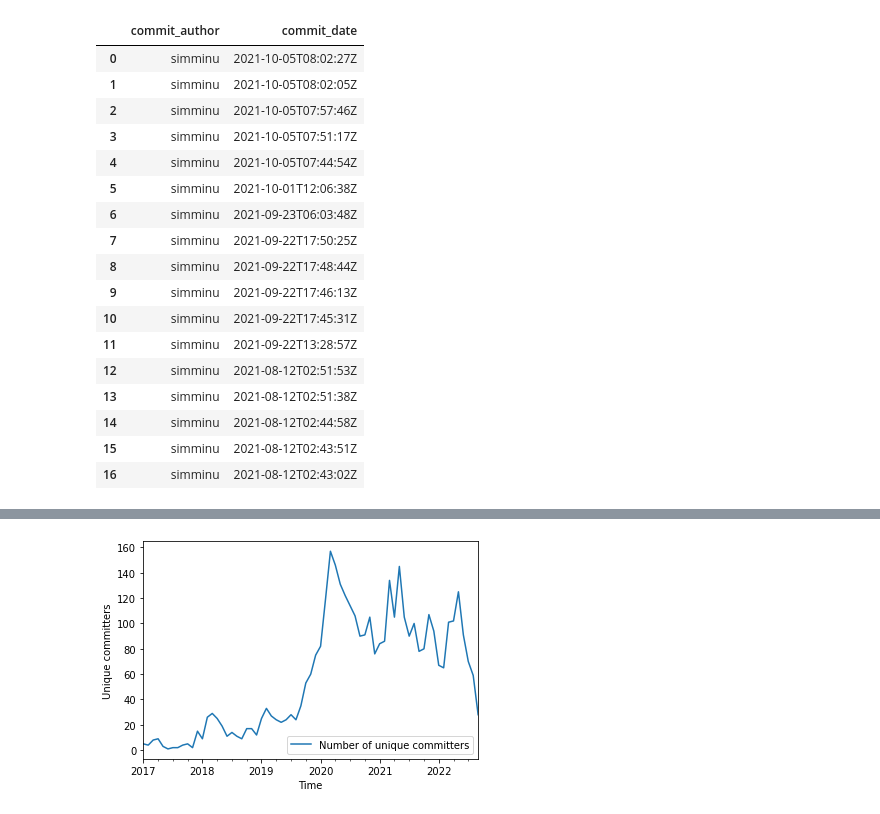
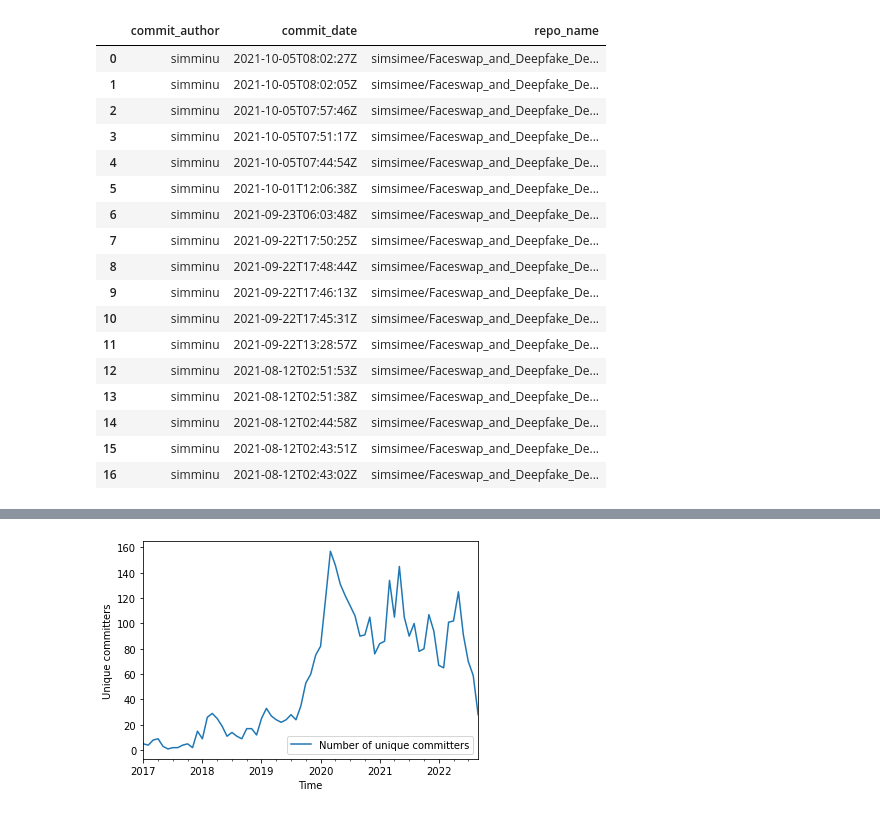
Before and after one commit to solalatus/deepfake_popularity, a Jupyter notebook: github_analyzer.ipynb, the cells around one changed output, grey strips where cells are left out. Saved outputs shown, nothing was run; the diff lists cells and outputs as text; code cells hidden in the pictures.

```diff
--- a/github_analyzer.ipynb
+++ b/github_analyzer.ipynb
@@ -16,31 +17,32 @@ repo_data = {}
 # %%
 
 filename=BASE_DIR+"/"+folder+"/"+all_repos[0]+".csv"
 df = pd.read_csv(filename)
 
 repo_data[original_repos[0]]=[len(df),df.iloc[-1].commit_date]
 
+df["repo_name"] = original_repos[0]
 df = df.drop(df.columns[0], axis=1)
 df
 # %% [output]
-|  | commit_author | commit_date |
-| 0 | simminu | 2021-10-05T08:02:27Z |
-| 1 | simminu | 2021-10-05T08:02:05Z |
-| 2 | simminu | 2021-10-05T07:57:46Z |
-| 3 | simminu | 2021-10-05T07:51:17Z |
-| 4 | simminu | 2021-10-05T07:44:54Z |
-| 5 | simminu | 2021-10-01T12:06:38Z |
-| 6 | simminu | 2021-09-23T06:03:48Z |
-| 7 | simminu | 2021-09-22T17:50:25Z |
-| 8 | simminu | 2021-09-22T17:48:44Z |
-| 9 | simminu | 2021-09-22T17:46:13Z |
-| 10 | simminu | 2021-09-22T17:45:31Z |
-| 11 | simminu | 2021-09-22T13:28:57Z |
-| 12 | simminu | 2021-08-12T02:51:53Z |
-| 13 | simminu | 2021-08-12T02:51:38Z |
-| 14 | simminu | 2021-08-12T02:44:58Z |
-| 15 | simminu | 2021-08-12T02:43:51Z |
-| 16 | simminu | 2021-08-12T02:43:02Z |
+|  | commit_author | commit_date | repo_name |
+| 0 | simminu | 2021-10-05T08:02:27Z | simsimee/Faceswap_and_Deepfake_De... |
+| 1 | simminu | 2021-10-05T08:02:05Z | simsimee/Faceswap_and_Deepfake_De... |
+| 2 | simminu | 2021-10-05T07:57:46Z | simsimee/Faceswap_and_Deepfake_De... |
+| 3 | simminu | 2021-10-05T07:51:17Z | simsimee/Faceswap_and_Deepfake_De... |
+| 4 | simminu | 2021-10-05T07:44:54Z | simsimee/Faceswap_and_Deepfake_De... |
+| 5 | simminu | 2021-10-01T12:06:38Z | simsimee/Faceswap_and_Deepfake_De... |
+| 6 | simminu | 2021-09-23T06:03:48Z | simsimee/Faceswap_and_Deepfake_De... |
+| 7 | simminu | 2021-09-22T17:50:25Z | simsimee/Faceswap_and_Deepfake_De... |
+| 8 | simminu | 2021-09-22T17:48:44Z | simsimee/Faceswap_and_Deepfake_De... |
+| 9 | simminu | 2021-09-22T17:46:13Z | simsimee/Faceswap_and_Deepfake_De... |
+| 10 | simminu | 2021-09-22T17:45:31Z | simsimee/Faceswap_and_Deepfake_De... |
+| 11 | simminu | 2021-09-22T13:28:57Z | simsimee/Faceswap_and_Deepfake_De... |
+| 12 | simminu | 2021-08-12T02:51:53Z | simsimee/Faceswap_and_Deepfake_De... |
+| 13 | simminu | 2021-08-12T02:51:38Z | simsimee/Faceswap_and_Deepfake_De... |
+| 14 | simminu | 2021-08-12T02:44:58Z | simsimee/Faceswap_and_Deepfake_De... |
+| 15 | simminu | 2021-08-12T02:43:51Z | simsimee/Faceswap_and_Deepfake_De... |
+| 16 | simminu | 2021-08-12T02:43:02Z | simsimee/Faceswap_and_Deepfake_De... |
 # %%
 from os.path import exists
 
```
Also changed, not shown: parts of 15 cells of this notebook, 1 other file.
